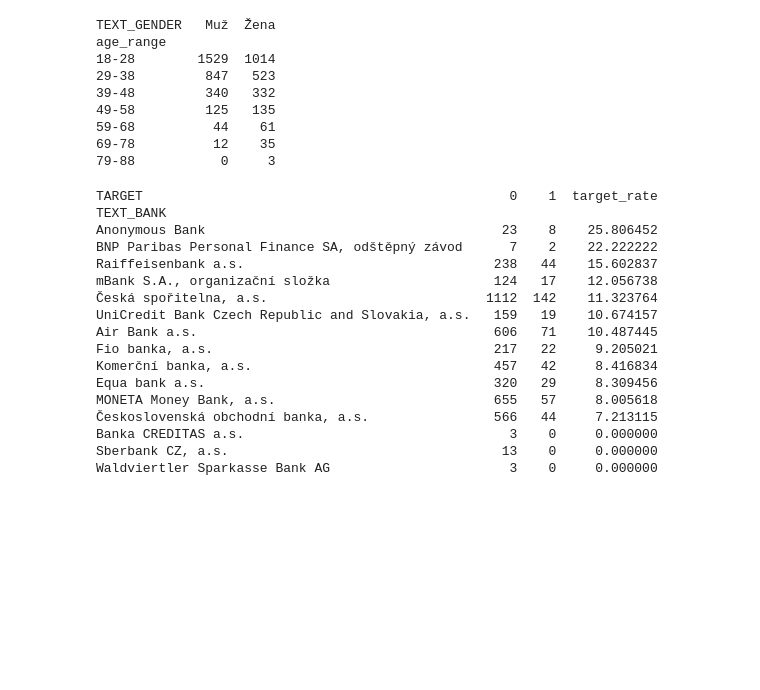
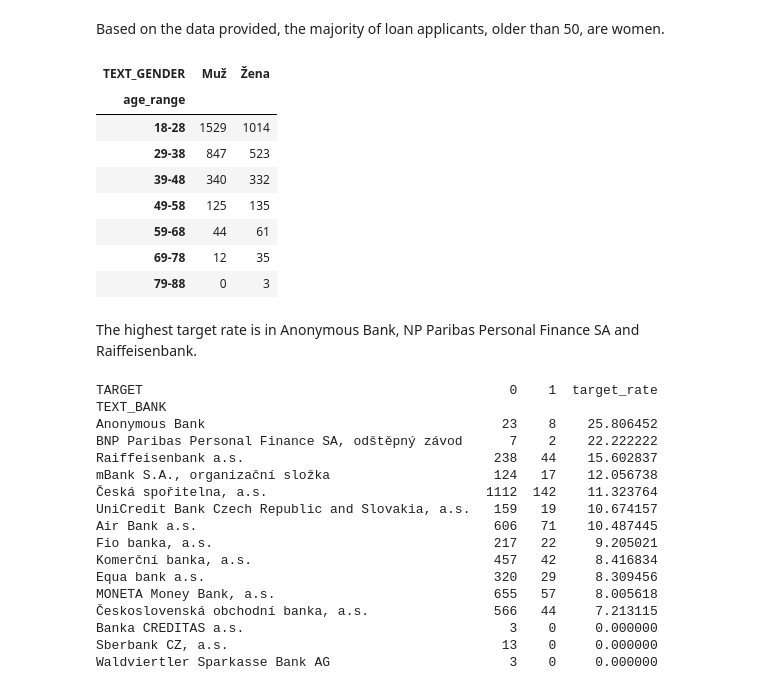
Before and after one commit to swanenko/cash-loan-analysis, a Jupyter notebook: analysis.ipynb, the cells around one changed output. Saved outputs shown, nothing was run; the diff lists cells and outputs as text; code cells hidden in the pictures; blank space fills up the shorter version.

```diff
--- a/analysis.ipynb
+++ b/analysis.ipynb
@@ -58,23 +62,26 @@ mean_in_cz = 42.7 #https://scitani.gov.cz/vysledky#:~:text=Podle%20v%C3%BDsledk%
+# %% [markdown]
+Based on the data provided, the majority of loan applicants, older than 50, are women.
 # %%
 age_bins = [18, 28, 38, 48, 58, 68, 78, 88]
 age_labels = ['18-28', '29-38', '39-48', '49-58', '59-68', '69-78', '79-88']
 
-df['age_range'] = pd.cut(df["NUM_AGE"], bins=age_bins, labels=age_labels, right=False)
+age_gender_pivot = df
+age_gender_pivot['age_range'] = pd.cut(age_gender_pivot["NUM_AGE"], bins=age_bins, labels=age_labels, right=False)
+age_gender_pivot = age_gender_pivot.pivot_table(index='age_range', columns=['TEXT_GENDER'], aggfunc='size', fill_value=0, observed=False)
 
-age_gender_pivot = df.pivot_table(index='age_range', columns=['TEXT_GENDER'], aggfunc='size', fill_value=0)
-
-# Display the result - show highlighted rows in pink / blue
-print(age_gender_pivot)
+display(age_gender_pivot)
 # %% [output]
-TEXT_GENDER   Muž  Žena
-age_range
-18-28        1529  1014
-29-38         847   523
-39-48         340   332
-49-58         125   135
-59-68          44    61
-69-78          12    35
-79-88           0     3
+| TEXT_GENDER | Muž | Žena |
+| age_range |  |  |
+| 18-28 | 1529 | 1014 |
+| 29-38 | 847 | 523 |
+| 39-48 | 340 | 332 |
+| 49-58 | 125 | 135 |
+| 59-68 | 44 | 61 |
+| 69-78 | 12 | 35 |
+| 79-88 | 0 | 3 |
+# %% [markdown]
+The highest target rate is in Anonymous Bank, NP Paribas Personal Finance SA and Raiffeisenbank.
 # %%
 bank_pivot = df.pivot_table(index='TEXT_BANK', columns='TARGET', aggfunc='size', fill_value=0)
 bank_pivot['target_rate'] = bank_pivot[1]/(bank_pivot[0] + bank_pivot[1])*100
```
Also changed, not shown: parts of 13 cells of this notebook, 5 other files.
